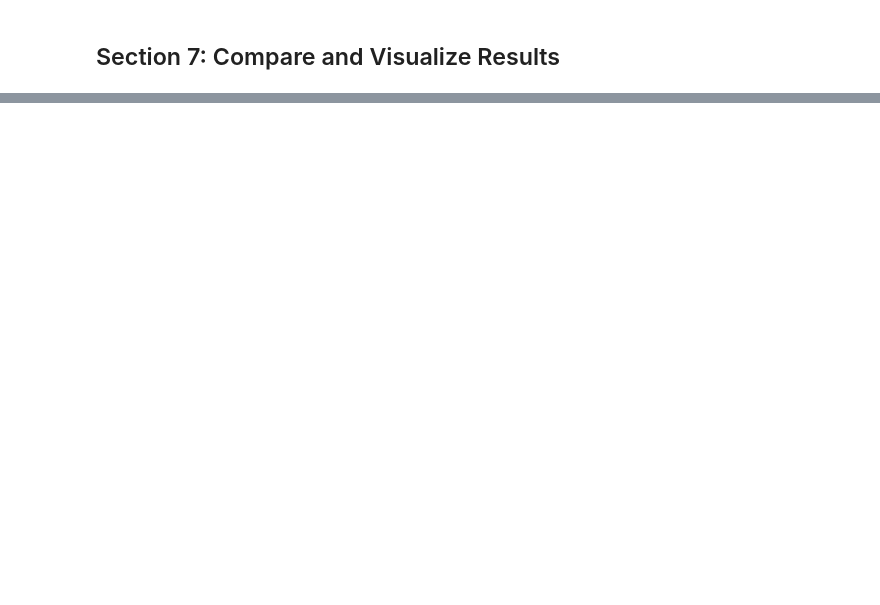
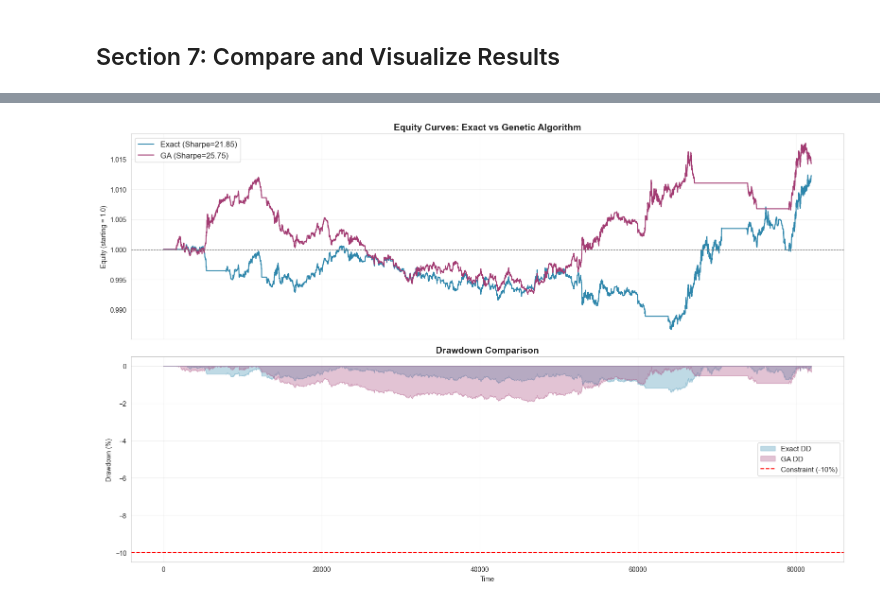
Before and after one commit to SasankaDidula/hft-optimization, a Jupyter notebook: Optimization_Main.ipynb, the cells around one changed output, grey strips where cells are left out. Saved outputs shown, nothing was run; the diff lists cells and outputs as text; code cells hidden in the pictures; blank space fills up the shorter version.

```diff
--- a/Optimization_Main.ipynb
+++ b/Optimization_Main.ipynb
@@ -1247,0 +1637,50 @@ ANALYSIS SUMMARY
+# %%
+# --- Side-by-Side Equity Curves & Drawdown: Exact vs GA ---
+
+exact_params = recursive_results['results']
+_, exact_bt_df = backtest_strategy_vectorized(
+    df,
+    threshold=exact_params['threshold'],
+    stop_loss=exact_params['stop_loss'],
+    take_profit=exact_params['take_profit'],
+    return_df=True,
+)
+
+ga_params_plot = ga_result['parameters']
+_, ga_bt_df_plot = backtest_strategy_vectorized(
+    df,
+    threshold=ga_params_plot['threshold'],
+    stop_loss=ga_params_plot['stop_loss'],
+    take_profit=ga_params_plot['take_profit'],
+    return_df=True,
+)
+
+fig, axes = plt.subplots(2, 1, figsize=(16, 10), sharex=True)
+
+# Equity curves overlaid
+ax = axes[0]
+ax.plot(exact_bt_df['equity'], label=f"Exact (Sharpe={exact_params['sharpe_ratio']:.2f})",
+        color='#2E86AB', linewidth=1.5)
+ax.plot(ga_bt_df_plot['equity'], label=f"GA (Sharpe={ga_perf['sharpe_ratio']:.2f})",
+        color='#A23B72', linewidth=1.5)
+ax.axhline(y=1.0, color='grey', linestyle='--', linewidth=0.8)
+ax.set_title('Equity Curves: Exact vs Genetic Algorithm', fontsize=14, fontweight='bold')
+ax.set_ylabel('Equity (starting = 1.0)')
+ax.legend(fontsize=12)
+ax.grid(True, alpha=0.3)
+
+# Drawdowns overlaid
+ax = axes[1]
+ax.fill_between(exact_bt_df.index, exact_bt_df['drawdown'] * 100, alpha=0.3, color='#2E86AB', label='Exact DD')
+ax.fill_between(ga_bt_df_plot.index, ga_bt_df_plot['drawdown'] * 100, alpha=0.3, color='#A23B72', label='GA DD')
+ax.axhline(y=-10, color='red', linestyle='--', linewidth=1.5, label='Constraint (-10%)')
+ax.set_title('Drawdown Comparison', fontsize=14, fontweight='bold')
+ax.set_ylabel('Drawdown (%)')
+ax.set_xlabel('Time')
+ax.legend(fontsize=11)
+ax.grid(True, alpha=0.3)
+
+plt.tight_layout()
+plt.show()
+# %% [output]
+[figure, added]
```
Also changed, not shown: parts of 18 cells of this notebook.
